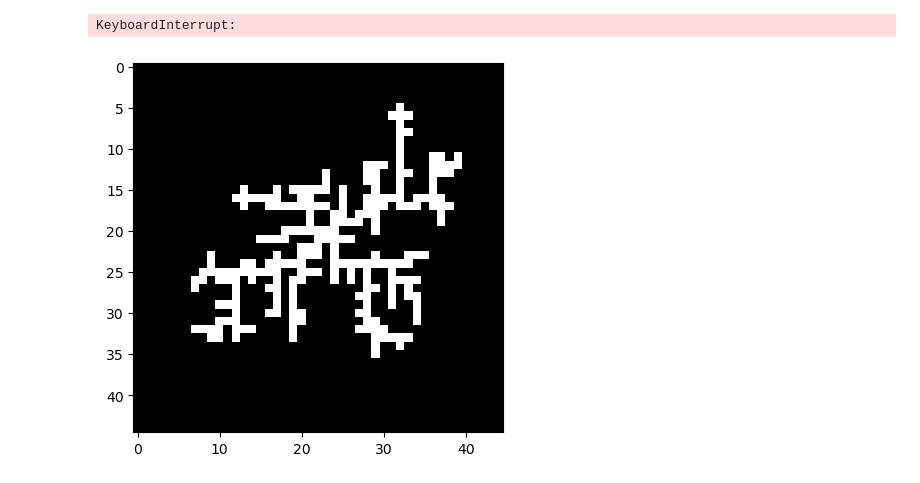
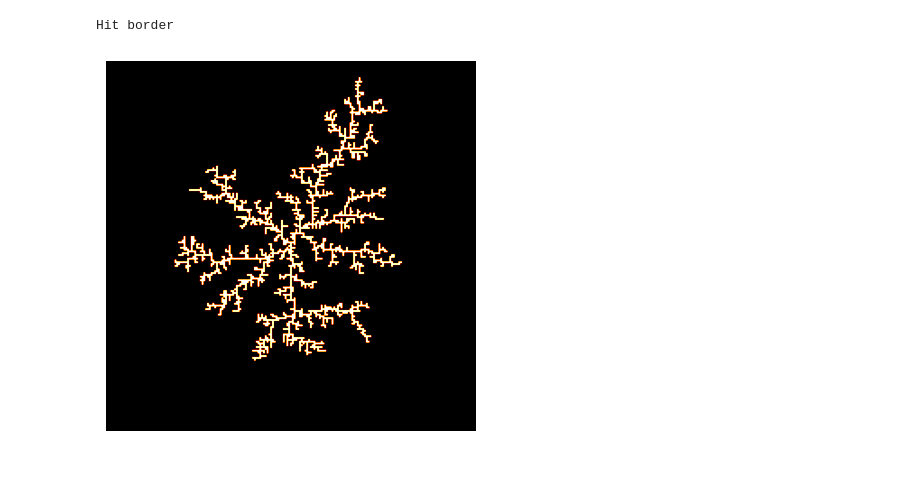
Before and after one commit to tachophobia/ISEF2425, a Jupyter notebook: lichtenberg_algorithm.ipynb, the cells around one changed output. Drawn from its saved outputs; the diff is of its cells as text; code cells hidden in the pictures.

Commit message:
improved lichtenberg figure to have expanding radius

```diff
--- a/lichtenberg_algorithm.ipynb
+++ b/lichtenberg_algorithm.ipynb
@@ -2,36 +2,36 @@
 import matplotlib.pyplot as plt
 import numpy as np
 # %%
-Rc = 200
-Np = 1e5
-S = 0.5
+Rc = 100
+Np = 1e4
+S = 1
 # %%
-space = np.zeros((2*Rc+5, 2*Rc+5))
+plane = np.zeros((2*Rc+5, 2*Rc+5))
 def get_neighbors(r, c):
-    return [space[r][c] for r, c in [(r+1, c), (r-1, c), (r, c+1), (r, c-1)]]
+    return [plane[r][c] for r, c in [(r+1, c), (r-1, c), (r, c+1), (r, c-1)]]
 
 # set seed
 r0, c0 = Rc+2, Rc+2
 
 r, c = r0, c0
-space[r][c] = 1
+plane[r][c] = 1
 
 # define border padding
-space[0:2, :] = 2
-space[-2:, :] = 2
-space[:, 0:2] = 2
-space[:, -2:] = 2
+plane[0:2, :] = 2
+plane[-2:, :] = 2
+plane[:, 0:2] = 2
+plane[:, -2:] = 2
 
 i = 0
 while True:
-    R = min(max(np.sqrt(((s:=np.where(space==1))[0]-r0)**2 + (s[1]-c0)**2))+5, Rc)
+    R = min(max(np.sqrt(((s:=np.where(plane==1))[0]-r0)**2 + (s[1]-c0)**2))+5, Rc)
     r, c = int(R*np.cos(theta:=2*np.pi*np.random.rand())+c0), int(R*np.sin(theta)+r0)
 
     neighbors = get_neighbors(r, c)
     while 2 not in neighbors:
         if 1 in neighbors:
             if np.random.rand() < S:
-                space[r][c] = 1
+                plane[r][c] = 1
                 i += 1
                 break
 
@@ -42,7 +42,7 @@ while True:
             c += np.random.choice([-1, 1])
         neighbors = get_neighbors(r, c)
 
-    if space[r][c]==1:
+    if plane[r][c]==1:
         if 2 in get_neighbors(r, c) or np.sqrt((r-r0)**2+(c-c0)**2) >= Rc:
             print("Hit border")
             break
@@ -51,10 +51,12 @@ while True:
         print("Spawned required number of particles")
         break
 # %% [output]
-KeyboardInterrupt:
+Hit border
 # %%
-space[np.where(space==2)] = 0
-plt.imshow(space, cmap='afmhot')
+plane[np.where(plane==2)] = 0
+plt.imshow(plane, cmap='afmhot')
+plt.axis('off')
+plt.savefig('plane.png', bbox_inches='tight', dpi=800)
 plt.show()
 # %% [output]
-[figure, old version]
+[figure, new version]
```
Also changed, not shown: 1 other file.
